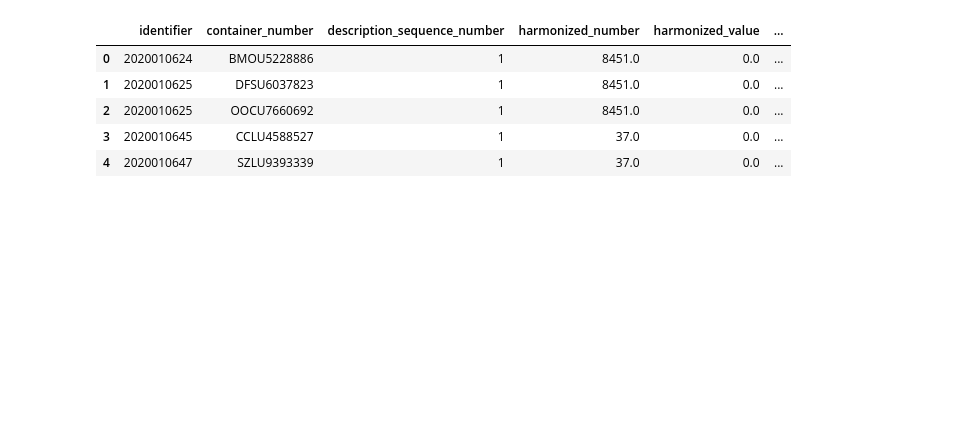
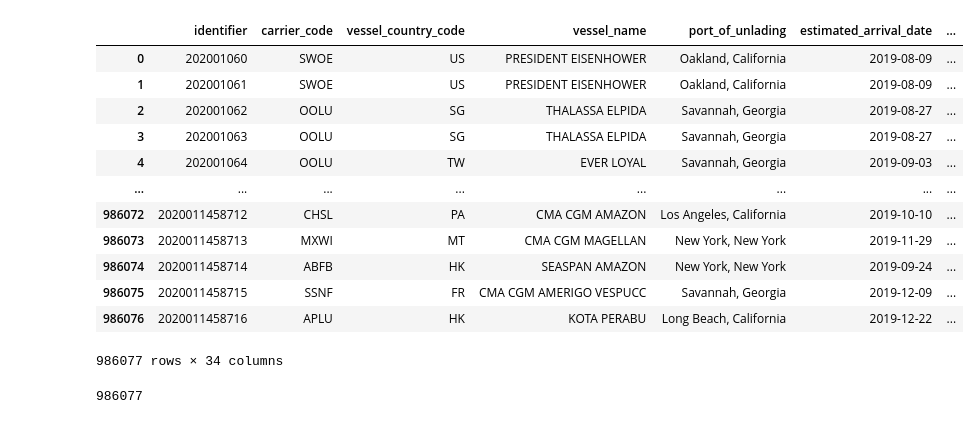
Before and after one commit to jackyho112/area-deprivation-data-pipelines, a Jupyter notebook: notebook/exploration.ipynb, the cells around one changed output. Drawn from its saved outputs; the diff is of its cells as text; code cells hidden in the pictures; blank space fills up the shorter version.

```diff
--- a/notebook/exploration.ipynb
+++ b/notebook/exploration.ipynb
@@ -106,9 +3,2 @@ shipper.head()
-# %%
-tariff.head()
-# %% [output]
-|  | identifier | container_number | description_sequence_number | harmonized_number | harmonized_value | ... |
-| 0 | 2020010624 | BMOU5228886 | 1 | 8451.0 | 0.0 | ... |
-| 1 | 2020010625 | DFSU6037823 | 1 | 8451.0 | 0.0 | ... |
-| 2 | 2020010625 | OOCU7660692 | 1 | 8451.0 | 0.0 | ... |
-| 3 | 2020010645 | CCLU4588527 | 1 | 37.0 | 0.0 | ... |
-| 4 | 2020010647 | SZLU9393339 | 1 | 37.0 | 0.0 | ... |
+# %%
+pd.set_option('display.max_columns', None)
@@ -114,0 +17,20 @@ tariff.head()
+# %%
+header
+# %% [output]
+|  | identifier | carrier_code | vessel_country_code | vessel_name | port_of_unlading | estimated_arrival_date | ... |
+| 0 | 202001060 | SWOE | US | PRESIDENT EISENHOWER | Oakland, California | 2019-08-09 | ... |
+| 1 | 202001061 | SWOE | US | PRESIDENT EISENHOWER | Oakland, California | 2019-08-09 | ... |
+| 2 | 202001062 | OOLU | SG | THALASSA ELPIDA | Savannah, Georgia | 2019-08-27 | ... |
+| 3 | 202001063 | OOLU | SG | THALASSA ELPIDA | Savannah, Georgia | 2019-08-27 | ... |
+| 4 | 202001064 | OOLU | TW | EVER LOYAL | Savannah, Georgia | 2019-09-03 | ... |
+| ... | ... | ... | ... | ... | ... | ... | ... |
+| 986072 | 2020011458712 | CHSL | PA | CMA CGM AMAZON | Los Angeles, California | 2019-10-10 | ... |
+| 986073 | 2020011458713 | MXWI | MT | CMA CGM MAGELLAN | New York, New York | 2019-11-29 | ... |
+| 986074 | 2020011458714 | ABFB | HK | SEASPAN AMAZON | New York, New York | 2019-09-24 | ... |
+| 986075 | 2020011458715 | SSNF | FR | CMA CGM AMERIGO VESPUCC | Savannah, Georgia | 2019-12-09 | ... |
+| 986076 | 2020011458716 | APLU | HK | KOTA PERABU | Long Beach, California | 2019-12-22 | ... |
+986077 rows × 34 columns
+# %%
+header.identifier.unique().size
+# %% [output]
+986077
```
Also changed, not shown: parts of 53 cells of this notebook.
